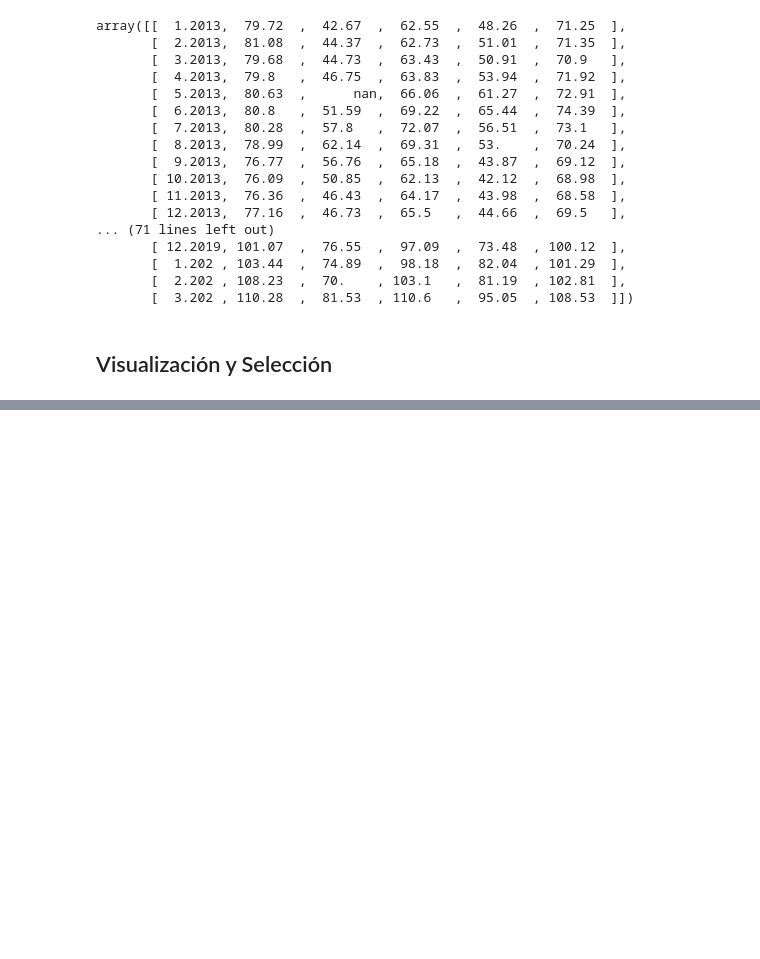
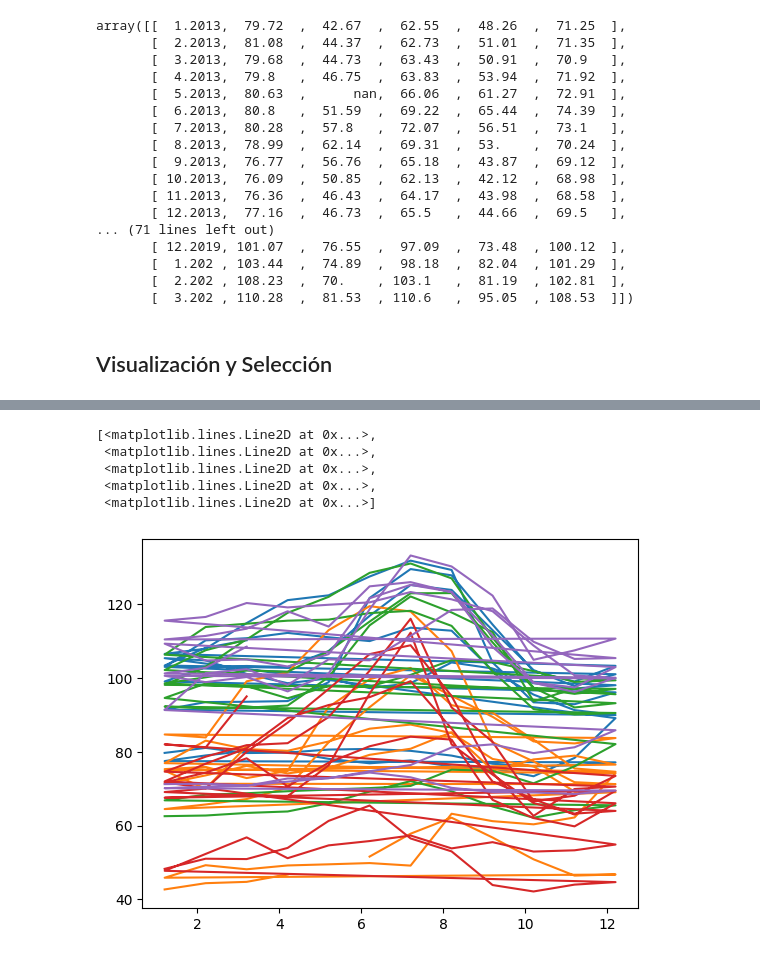
Before and after one commit to maximo-he/Numpy, a Jupyter notebook: Numpy.ipynb, the cells around one changed output, grey strips where cells are left out. Drawn from its saved outputs; the diff is of its cells as text; code cells hidden in the pictures; blank space fills up the shorter version.

Commit message:
02.Exploración de datos

```diff
--- a/Numpy.ipynb
+++ b/Numpy.ipynb
@@ -35,7 +35,7 @@ array([ 1,  2,  3,  4,  5,  6,  7,  8,  9, 10, 11, 12, 13, 14, 15, 16, 17,
 # %%
 ####### Método 2 para cargar el dataset directamente desde Google Drive #####
 
-path = '/content/drive/MyDrive/Numpy/manzanas.csv'
+path = '/content/drive/MyDrive/Oracle Next Education (ONE) G8/Numpy: Análisis numérico eficiente con Python/manzanas.csv'
 
 datos = np.loadtxt(path,delimiter=',',usecols = np.arange(1,88,1))
 # %% [markdown]
@@ -92,3 +97,6 @@ array([[  1.2013,  79.72  ,  42.67  ,  62.55  ,  48.26  ,  71.25  ],
 datos_transpuestos = datos.T
 # %% [markdown]
 ## Visualización y Selección
+# %%
+fechas = datos_transpuestos[:,0]
+fechas
@@ -94,0 +117,3 @@ datos_transpuestos = datos.T
+# %%
+precios = datos_transpuestos[:,1:]
+precios
@@ -94,0 +138,11 @@ datos_transpuestos = datos.T
+# %%
+import matplotlib.pyplot as plt
+
+plt.plot(fechas,precios)
+# %% [output]
+[<matplotlib.lines.Line2D at 0x...>,
+ <matplotlib.lines.Line2D at 0x...>,
+ <matplotlib.lines.Line2D at 0x...>,
+ <matplotlib.lines.Line2D at 0x...>,
+ <matplotlib.lines.Line2D at 0x...>]
+[figure, added]
```
Also changed, not shown: parts of 18 cells of this notebook.
